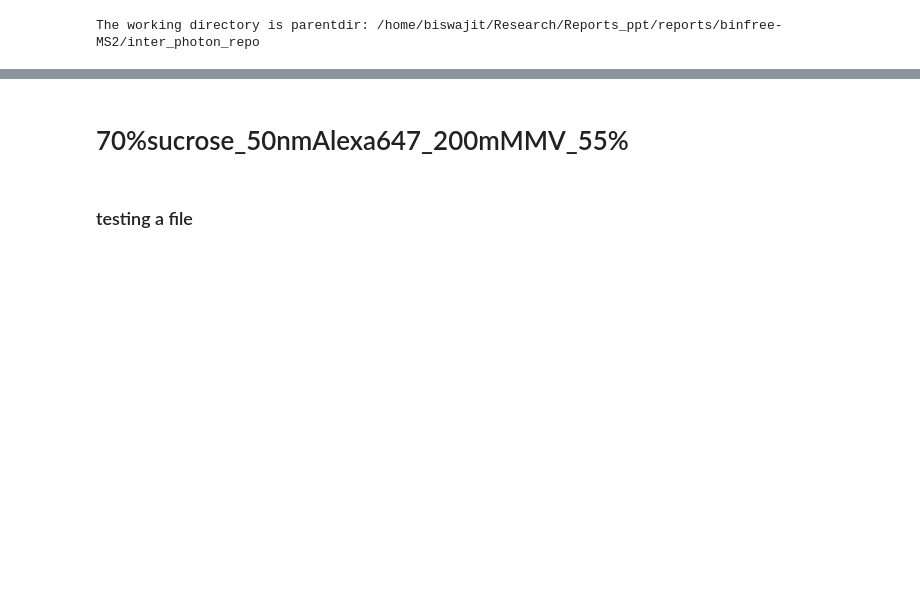
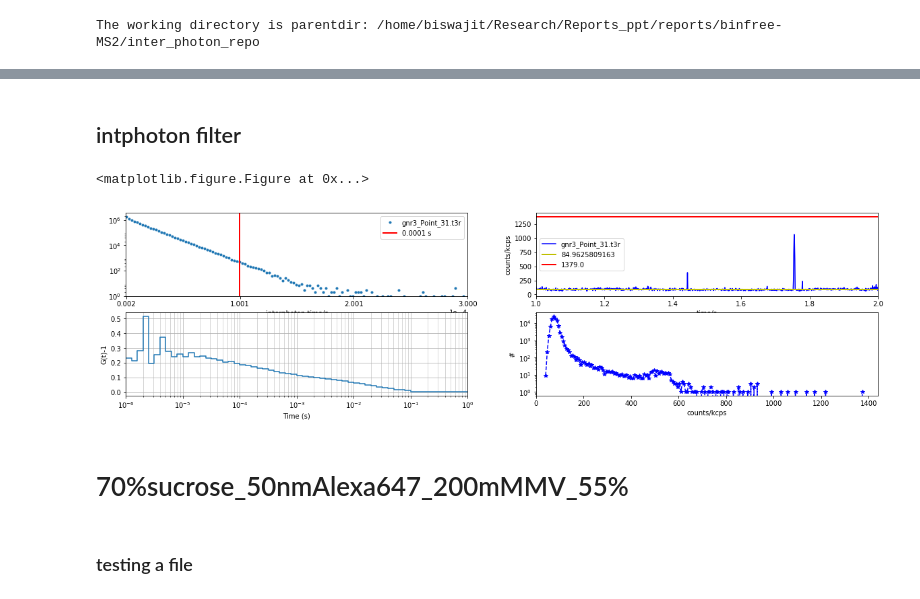
Before and after one commit to biswajitSM/inter_photon_repo, a Jupyter notebook: Alexa647_sucrose.ipynb, the cells around one changed output, grey strips where cells are left out. Drawn from its saved outputs; the diff is of its cells as text; code cells hidden in the pictures; blank space fills up the shorter version.

```diff
--- a/Alexa647_sucrose.ipynb
+++ b/Alexa647_sucrose.ipynb
@@ -29,0 +78,10 @@ os.chdir(parentdir)
+# %% [markdown]
+## intphoton filter
+# %%
+%run intphoton_filtering.py
+intphoton_filter(gnr3_t3r, intphotn_lim=(0, 3e-4), bins_intphoton=300,
+                    filter_val=10e-5, bintime=1e-3, time_lim=(1, 2),
+                    plotting=True, fitting=False, figsize=(20,5))
+# %% [output]
+<matplotlib.figure.Figure at 0x...>
+[figure, added]
```
Also changed, not shown: parts of 9 cells of this notebook, 5 other files.
